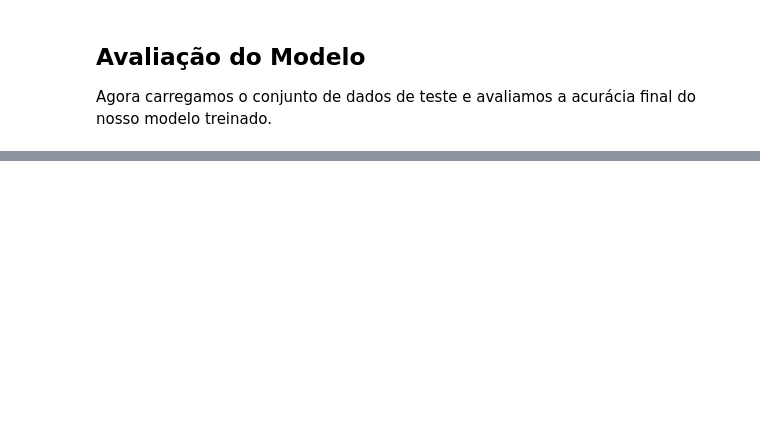
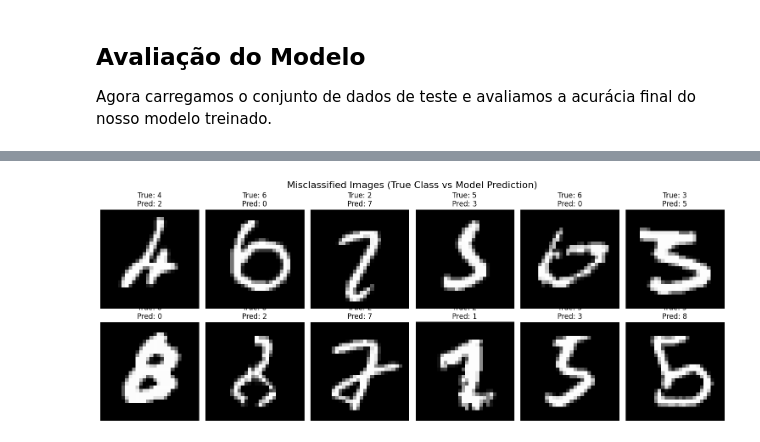
Before and after one commit to Maruka13/LeNet, a Jupyter notebook: LeNet5.ipynb, the cells around one changed output, grey strips where cells are left out. Cells and saved outputs as stored; diff of their text form; code cells hidden in the pictures; blank space fills up the shorter version.

Commit message:
feat: implement accuracy metrics and visualization of model prediction errors

```diff
--- a/LeNet5.ipynb
+++ b/LeNet5.ipynb
@@ -171,6 +175,9 @@ model.eval()
 
 correct = 0
 total = 0
+misclassified_images = []
+misclassified_labels = []
+predicted_labels = []
 
 # No gradient calculation needed during evaluation
 with torch.no_grad():
@@ -180,9 +187,17 @@ with torch.no_grad():
 
         outputs = model(images)
         _, predicted = torch.max(outputs.data, 1)
+
         total += labels.size(0)
         correct += (predicted == labels).sum().item()
 
+        # collect misclassified examples
+        misclassified_mask = (predicted != labels)
+        if misclassified_mask.any():
+            misclassified_images.append(images[misclassified_mask].cpu())
+            misclassified_labels.append(labels[misclassified_mask].cpu())
+            predicted_labels.append(predicted[misclassified_mask].cpu())
+
 accuracy = 100 * correct / total
 print(f'Accuracy of the network on the 10,000 test images: {accuracy:.2f}%')
 # %% [output]
@@ -189,0 +209,20 @@ Accuracy of the network on the 10,000 test images: 98.73%
+# %%
+# Concatenate all collected misclassified samples
+misclassified_images = torch.cat(misclassified_images)
+misclassified_labels = torch.cat(misclassified_labels)
+predicted_labels = torch.cat(predicted_labels)
+
+# Display first 12 misclassified images
+num_to_show = min(12, len(misclassified_images))
+fig, axes = plt.subplots(2, 6, figsize=(15, 6))
+for i in range(num_to_show):
+    ax = axes[i // 6, i % 6]
+    ax.imshow(misclassified_images[i].squeeze(), cmap='gray')
+    ax.set_title(f'True: {misclassified_labels[i].item()}\nPred: {predicted_labels[i].item()}')
+    ax.axis('off')
+
+plt.suptitle('Misclassified Images (True Class vs Model Prediction)', fontsize=16)
+plt.tight_layout()
+plt.show()
+# %% [output]
+[figure, added]
```
Also changed, not shown: parts of 5 cells of this notebook.
